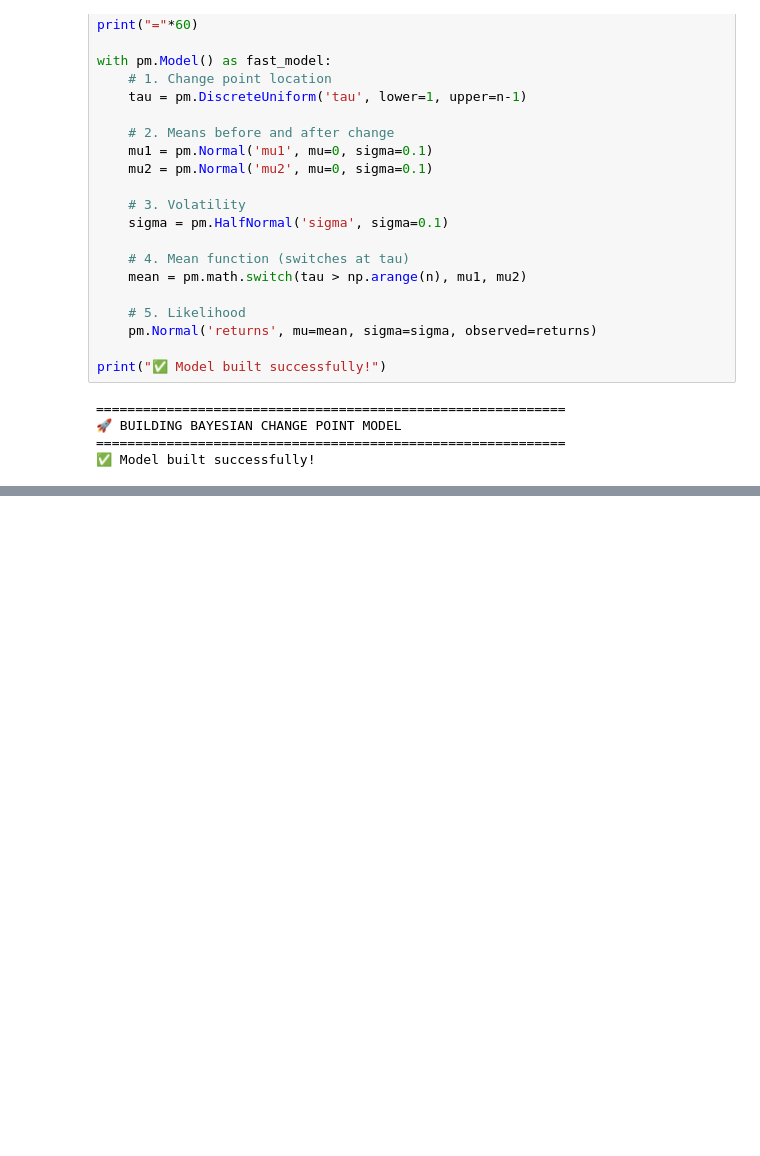
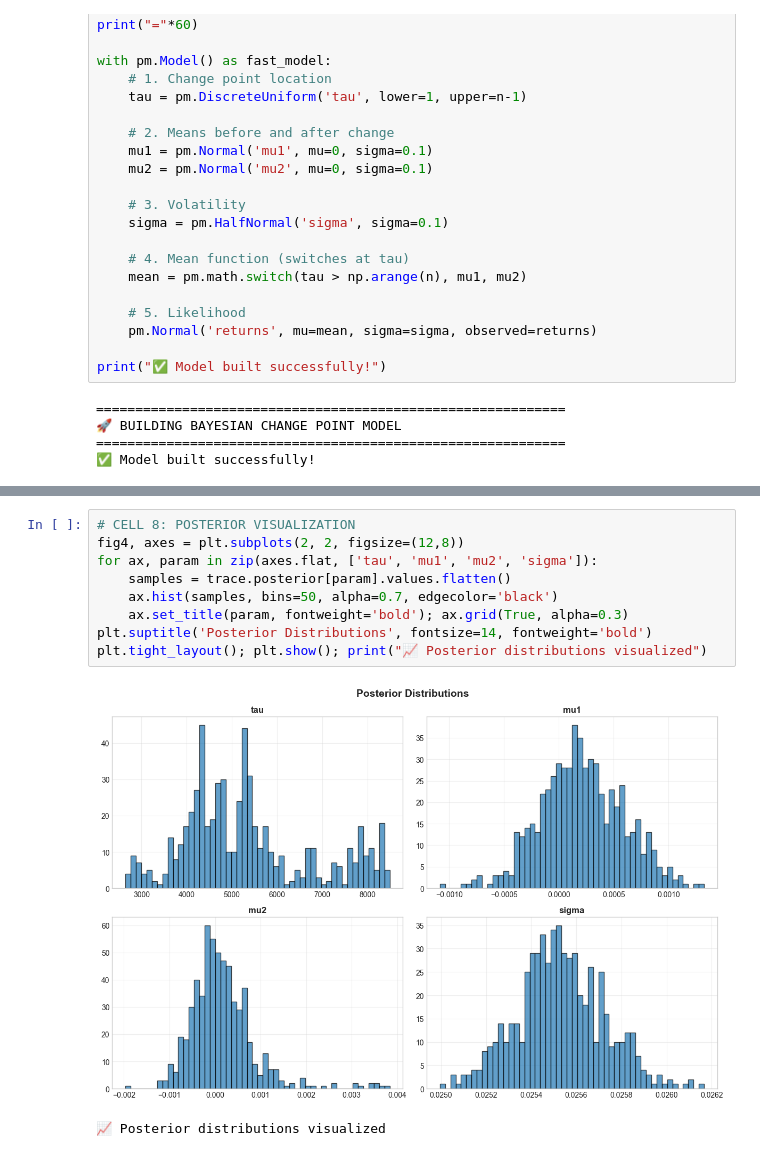
Before and after one commit to melat33/Birhan-Energies-Brent-Oil-Analysis, a Jupyter notebook: notebooks/change_point_analysis.ipynb, the cells around one changed output, grey strips where cells are left out. Cells and saved outputs as stored; diff of their text form; blank space fills up the shorter version.

```diff
--- a/notebooks/change_point_analysis.ipynb
+++ b/notebooks/change_point_analysis.ipynb
@@ -150 +178,13 @@ CompoundStep
+# %%
+# CELL 8: POSTERIOR VISUALIZATION
+fig4, axes = plt.subplots(2, 2, figsize=(12,8))
+for ax, param in zip(axes.flat, ['tau', 'mu1', 'mu2', 'sigma']):
+    samples = trace.posterior[param].values.flatten()
+    ax.hist(samples, bins=50, alpha=0.7, edgecolor='black')
+    ax.set_title(param, fontweight='bold'); ax.grid(True, alpha=0.3)
+plt.suptitle('Posterior Distributions', fontsize=14, fontweight='bold')
+plt.tight_layout(); plt.show(); print("📈 Posterior distributions visualized")
+# %% [output]
+[figure, added]
+📈 Posterior distributions visualized
 # %%
```
Also changed, not shown: parts of 22 cells of this notebook.
